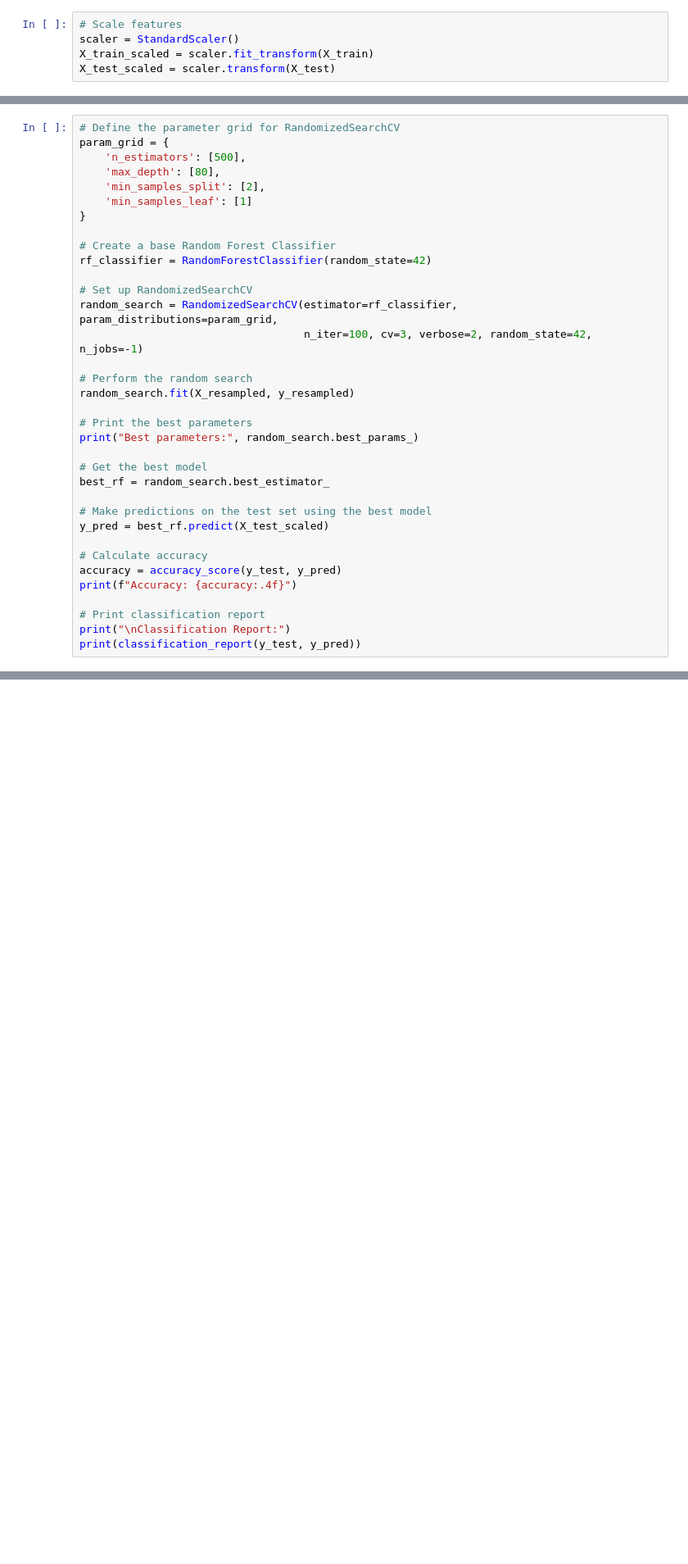
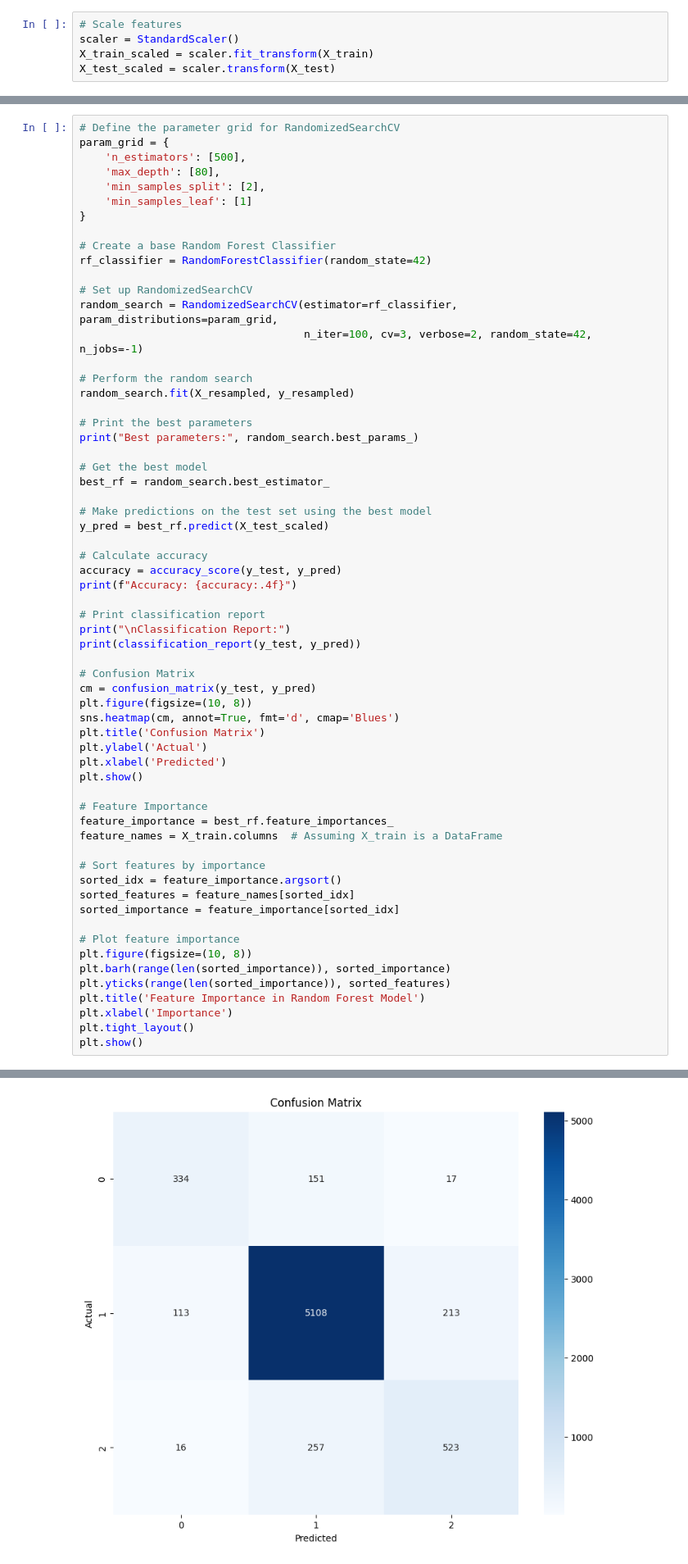
Before and after one commit to Freston1605/balanciumrx, a Jupyter notebook: Handling Class Imbalance and Feature Engineering.ipynb, the cells around one changed output, grey strips where cells are left out. Shown at 82% size. Saved outputs shown, nothing was run; the diff lists cells and outputs as text; blank space fills up the shorter version.

```diff
--- a/Handling Class Imbalance and Feature Engineering.ipynb
+++ b/Handling Class Imbalance and Feature Engineering.ipynb
@@ -162,4 +156,31 @@ print(f"Accuracy: {accuracy:.4f}")
 # Print classification report
 print("\nClassification Report:")
 print(classification_report(y_test, y_pred))
+
+# Confusion Matrix
+cm = confusion_matrix(y_test, y_pred)
+plt.figure(figsize=(10, 8))
+sns.heatmap(cm, annot=True, fmt='d', cmap='Blues')
+plt.title('Confusion Matrix')
+plt.ylabel('Actual')
+plt.xlabel('Predicted')
+plt.show()
+
+# Feature Importance
+feature_importance = best_rf.feature_importances_
+feature_names = X_train.columns  # Assuming X_train is a DataFrame
+
+# Sort features by importance
+sorted_idx = feature_importance.argsort()
+sorted_features = feature_names[sorted_idx]
+sorted_importance = feature_importance[sorted_idx]
+
+# Plot feature importance
+plt.figure(figsize=(10, 8))
+plt.barh(range(len(sorted_importance)), sorted_importance)
+plt.yticks(range(len(sorted_importance)), sorted_features)
+plt.title('Feature Importance in Random Forest Model')
+plt.xlabel('Importance')
+plt.tight_layout()
+plt.show()
 # %% [output]
@@ -167,13 +188,14 @@ Fitting 3 folds for each of 2 candidates, totalling 6 fits
 Best parameters: {'n_estimators': 500, 'min_samples_split': 2, 'min_samples_leaf': 1, 'max_depth': 80}
 Accuracy: 0.8861
 
 Classification Report:
               precision    recall  f1-score   support
 
            0       0.72      0.67      0.69       502
            1       0.93      0.94      0.93      5434
            2       0.69      0.66      0.68       796
 
     accuracy                           0.89      6732
    macro avg       0.78      0.75      0.77      6732
 weighted avg       0.88      0.89      0.88      6732
+[figure, added]
```
Also changed, not shown: parts of 6 cells of this notebook.
